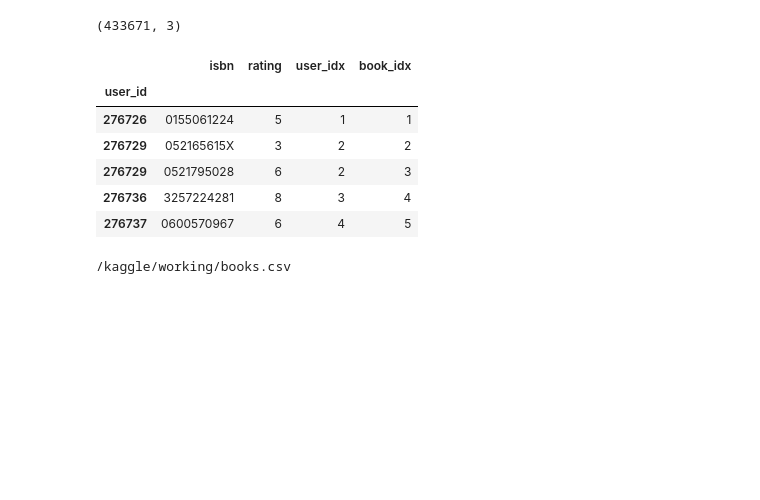
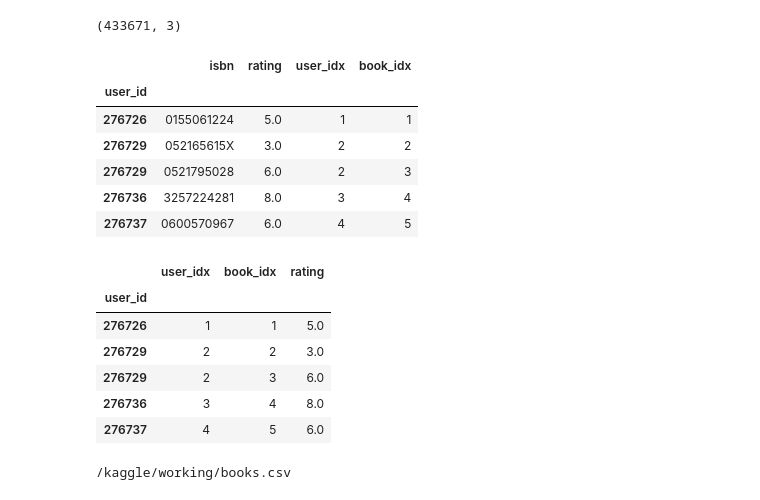
Before and after one commit to brunacmendes/book-recommender-project, a Jupyter notebook: 1.data_preparation.ipynb, the cells around one changed output. Drawn from its saved outputs; the diff is of its cells as text; code cells hidden in the pictures; blank space fills up the shorter version.

```diff
--- a/1.data_preparation.ipynb
+++ b/1.data_preparation.ipynb
@@ -112,7 +112,7 @@ dtype: object
 users['age'] = users['age'].astype(float)
 users['user_id'] = users['user_id'].astype(int)
 ratings['user_id'] = ratings['user_id'].astype(int)
-ratings['rating'] = ratings['rating'].astype(int)
+ratings['rating'] = ratings['rating'].astype(float)
 books['year_of_publication'] = books['year_of_publication'].astype(int)
 # %% [markdown]
 ## Dealing with missing data
@@ -264,11 +264,24 @@ ratings.head()
 # %% [output]
 |  | isbn | rating | user_idx | book_idx |
 | user_id |  |  |  |  |
-| 276726 | 0155061224 | 5 | 1 | 1 |
-| 276729 | 052165615X | 3 | 2 | 2 |
-| 276729 | 0521795028 | 6 | 2 | 3 |
-| 276736 | 3257224281 | 8 | 3 | 4 |
-| 276737 | 0600570967 | 6 | 4 | 5 |
+| 276726 | 0155061224 | 5.0 | 1 | 1 |
+| 276729 | 052165615X | 3.0 | 2 | 2 |
+| 276729 | 0521795028 | 6.0 | 2 | 3 |
+| 276736 | 3257224281 | 8.0 | 3 | 4 |
+| 276737 | 0600570967 | 6.0 | 4 | 5 |
+# %%
+#cria novo dataset
+ratings_idx=ratings[['user_idx','book_idx','rating']]
+# %%
+ratings_idx.head()
+# %% [output]
+|  | user_idx | book_idx | rating |
+| user_id |  |  |  |
+| 276726 | 1 | 1 | 5.0 |
+| 276729 | 2 | 2 | 3.0 |
+| 276729 | 2 | 3 | 6.0 |
+| 276736 | 3 | 4 | 8.0 |
+| 276737 | 4 | 5 | 6.0 |
 # %%
 import os
 os.chdir(r'/kaggle/working')
```
Also changed, not shown: parts of 5 cells of this notebook, 1 other file.
